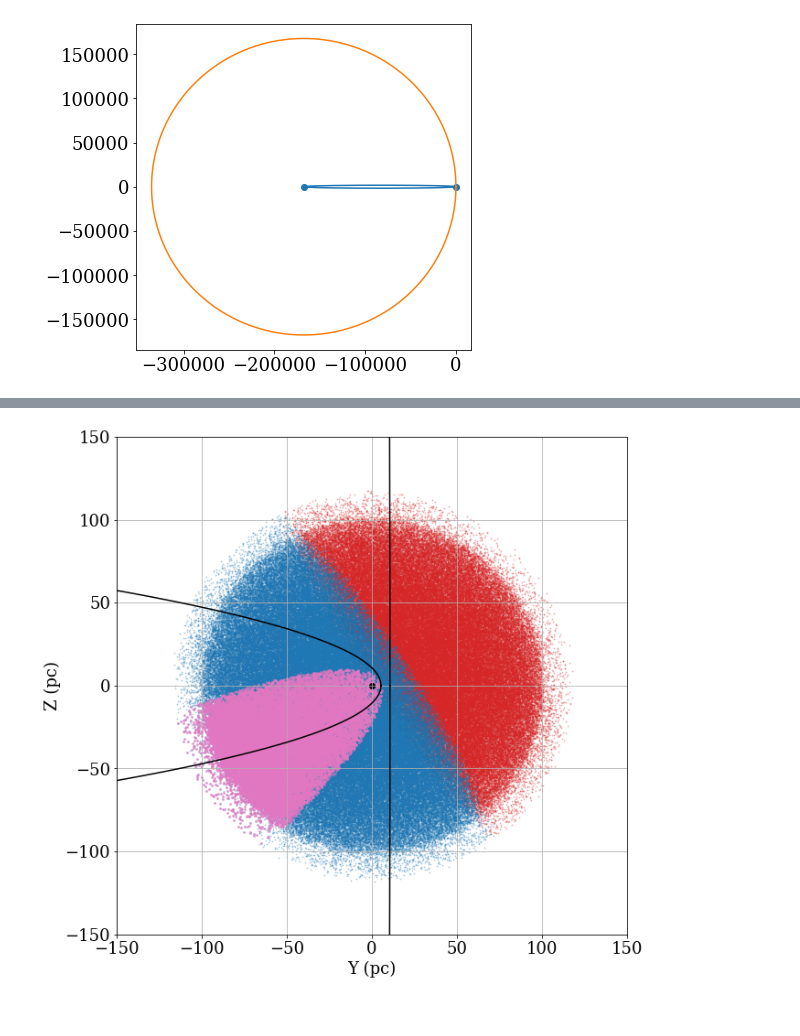
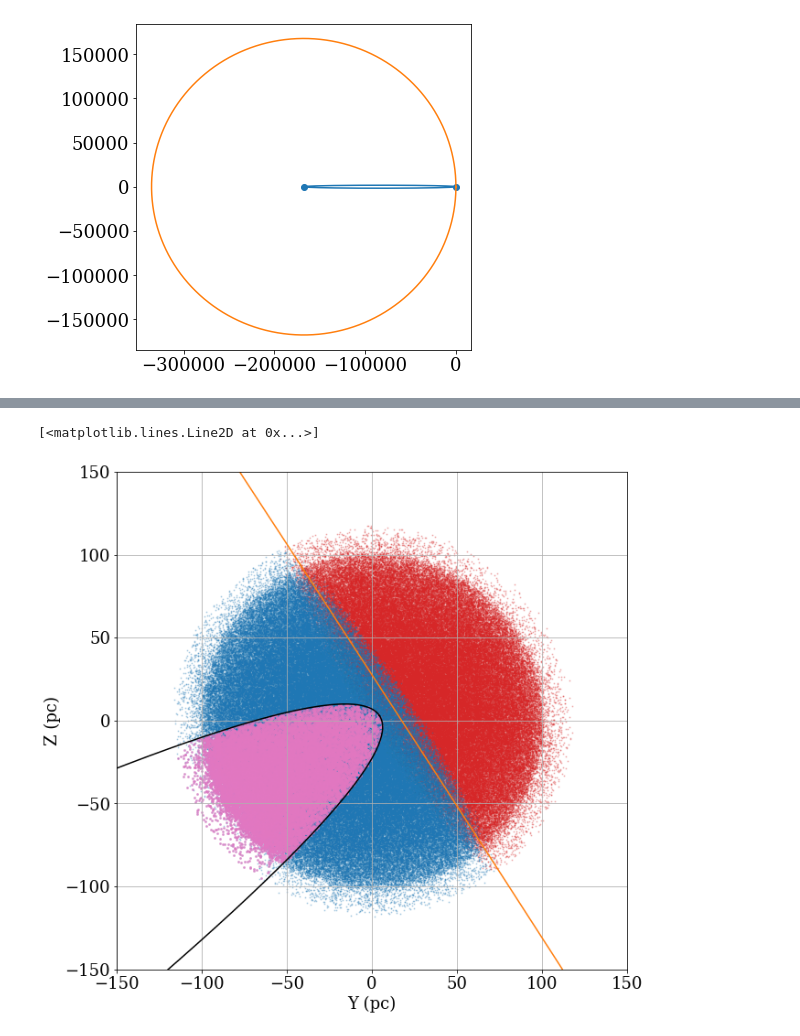
Before and after one commit to jradavenport/daen, a Jupyter notebook: code/GCNS_SN1987A.ipynb, the cells around one changed output, grey strips where cells are left out. Cells and saved outputs as stored; diff of their text form; code cells hidden in the pictures.

```diff
--- a/code/GCNS_SN1987A.ipynb
+++ b/code/GCNS_SN1987A.ipynb
@@ -180,7 +180,7 @@ def echoxy0(t, c, Ntheta=1000, foci=False):
         return x * u.lyr, y * u.lyr
 
 
-def circxy0(t, c, Ntheta=1000):
+def circxy0(t, c, x0=None,y0=None, Ntheta=1000):
     '''
     t: time since SNe in years
     c: half the dist to the SNe in lightyears
@@ -188,12 +188,20 @@ def circxy0(t, c, Ntheta=1000):
     a = 0.5 * (t + np.sqrt(t**2 + 4 * (c**2)))
     da = np.abs(a - c)
     acirc = a + da + c
-#     print(acirc, 2*c+t)
+
     theta = np.linspace(0, 2*np.pi, Ntheta) # the angle about the origin
+
     x = acirc * np.cos(theta) - 2*c
     y = acirc * np.sin(theta)
 
     return x * u.lyr, y * u.lyr
+
+def circxy(t, c, x0, y0, Ntheta=1000):
+    r = 2*c + t
+    theta = np.linspace(0, 2*np.pi, Ntheta) # the angle about the origin
+    x = r * np.cos(theta) + x0
+    y = r * np.sin(theta) + y0
+    return x * u.lyr, y * u.lyr
 # %%
 t=dt.to('year').value
 fx0,fy0 = echoxy0(t, c.value, foci=True)
@@ -213,0 +292,14 @@ t
+# %%
+xpos = (fx - fx0[1]).to('pc')
+ypos = fy.to('pc')
+# ang = np.deg2rad(-32.75) # future me to past me: where did this magic angle come from?
+ang = np.deg2rad( -31.9370658)
+
+new_xpos = xpos * np.cos(ang)+ypos*np.sin(ang)
+new_ypos = -xpos * np.sin(ang)+ypos*np.cos(ang)
+plt.scatter(GCNS['YCOORD_50'][EYES], GCNS['ZCOORD_50'][EYES], c='C6', s=4, alpha=0.5)
+
+plt.plot(xpos, ypos)
+plt.plot(new_xpos, new_ypos)
+plt.xlim(-100,100)
+plt.ylim(-100,100)
@@ -214,18 +309,22 @@ t
 # %%
 plt.figure(figsize=(10,10))
 plt.scatter(GCNS['YCOORD_50'][SNNO], GCNS['ZCOORD_50'][SNNO], c='C3', s=1, alpha=0.25)
 plt.scatter(GCNS['YCOORD_50'][SNYES], GCNS['ZCOORD_50'][SNYES], c='C0', s=1, alpha=0.25)
 
 plt.scatter(GCNS['YCOORD_50'][EYES], GCNS['ZCOORD_50'][EYES], c='C6', s=4, alpha=0.5)
 
-plt.scatter((fx0).to('pc'), fy0.to('pc'), c='k')
-plt.plot((fx).to('pc'), fy.to('pc'), c='k')
-plt.plot((cx).to('pc'), cy.to('pc'), c='k')
+# plt.scatter((fx0).to('pc'), fy0.to('pc'), c='k')
+# plt.plot((fx).to('pc'), fy.to('pc'), c='k')
+# plt.plot((cx).to('pc'), cy.to('pc'), c='k')
 plt.xlim(-150,150)
 plt.ylim(-150,150)
 
 plt.xlabel('Y (pc)')
 plt.ylabel('Z (pc)')
 plt.grid(True)
+
+plt.plot((cx2).to('pc'), cy2.to('pc'), c='C1')
+plt.plot(new_xpos, new_ypos, c='k')
 # %% [output]
+[<matplotlib.lines.Line2D at 0x...>]
-[figure, old version]
+[figure, new version]
```
Also changed, not shown: parts of 18 cells of this notebook, 1 other file.
